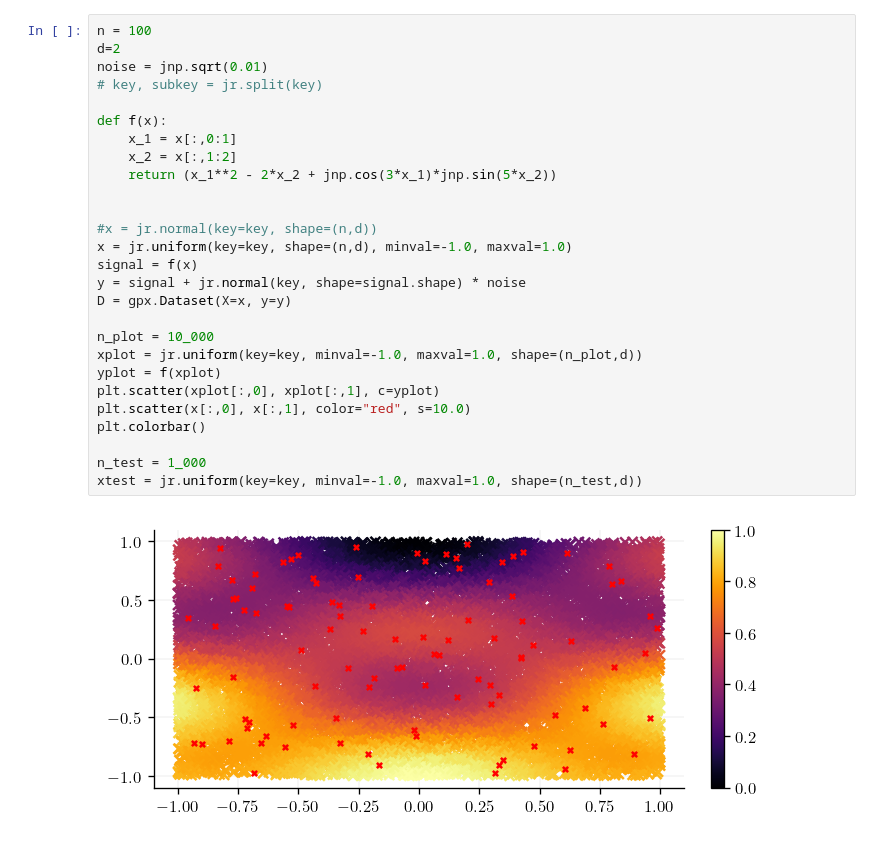
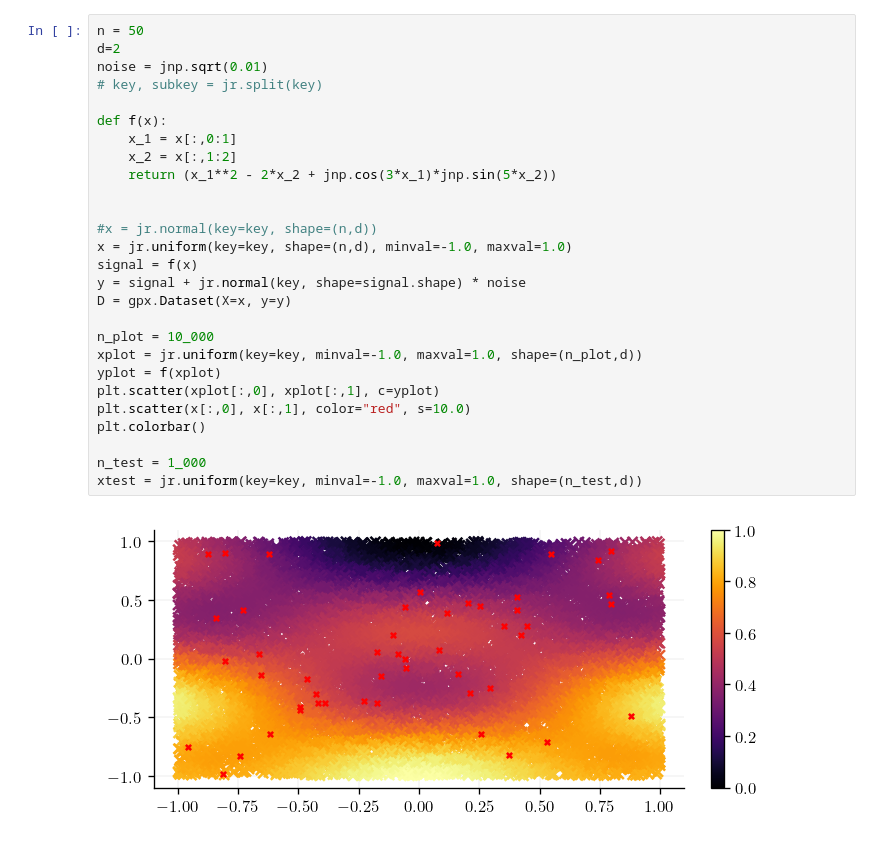
Before and after one commit to JaxGaussianProcesses/GPJax, a Jupyter notebook: docs/examples/OAK.ipynb, the cells around one changed output. Drawn from its saved outputs; the diff is of its cells as text.

```diff
--- a/docs/examples/OAK.ipynb
+++ b/docs/examples/OAK.ipynb
@@ -45,33 +47,33 @@ colors = rcParams["axes.prop_cycle"].by_key()["color"]
 No GPU/TPU found, falling back to CPU. (Set TF_CPP_MIN_LOG_LEVEL=0 and rerun for more info.)
 # %%
-n = 100
+n = 50
 d=2
 noise = jnp.sqrt(0.01)
 # key, subkey = jr.split(key)
 
 def f(x):
     x_1 = x[:,0:1]
     x_2 = x[:,1:2]
     return (x_1**2 - 2*x_2 + jnp.cos(3*x_1)*jnp.sin(5*x_2))
 
 
 #x = jr.normal(key=key, shape=(n,d))
 x = jr.uniform(key=key, shape=(n,d), minval=-1.0, maxval=1.0)
 signal = f(x)
 y = signal + jr.normal(key, shape=signal.shape) * noise
 D = gpx.Dataset(X=x, y=y)
 
 n_plot = 10_000
 xplot = jr.uniform(key=key, minval=-1.0, maxval=1.0, shape=(n_plot,d))
 yplot = f(xplot)
 plt.scatter(xplot[:,0], xplot[:,1], c=yplot)
 plt.scatter(x[:,0], x[:,1], color="red", s=10.0)
 plt.colorbar()
 
 n_test = 1_000
 xtest = jr.uniform(key=key, minval=-1.0, maxval=1.0, shape=(n_test,d))
 # %% [output]
-[figure, old version]
+[figure, new version]
 # %%
 
 @dataclass
```
Also changed, not shown: parts of 6 cells of this notebook.
